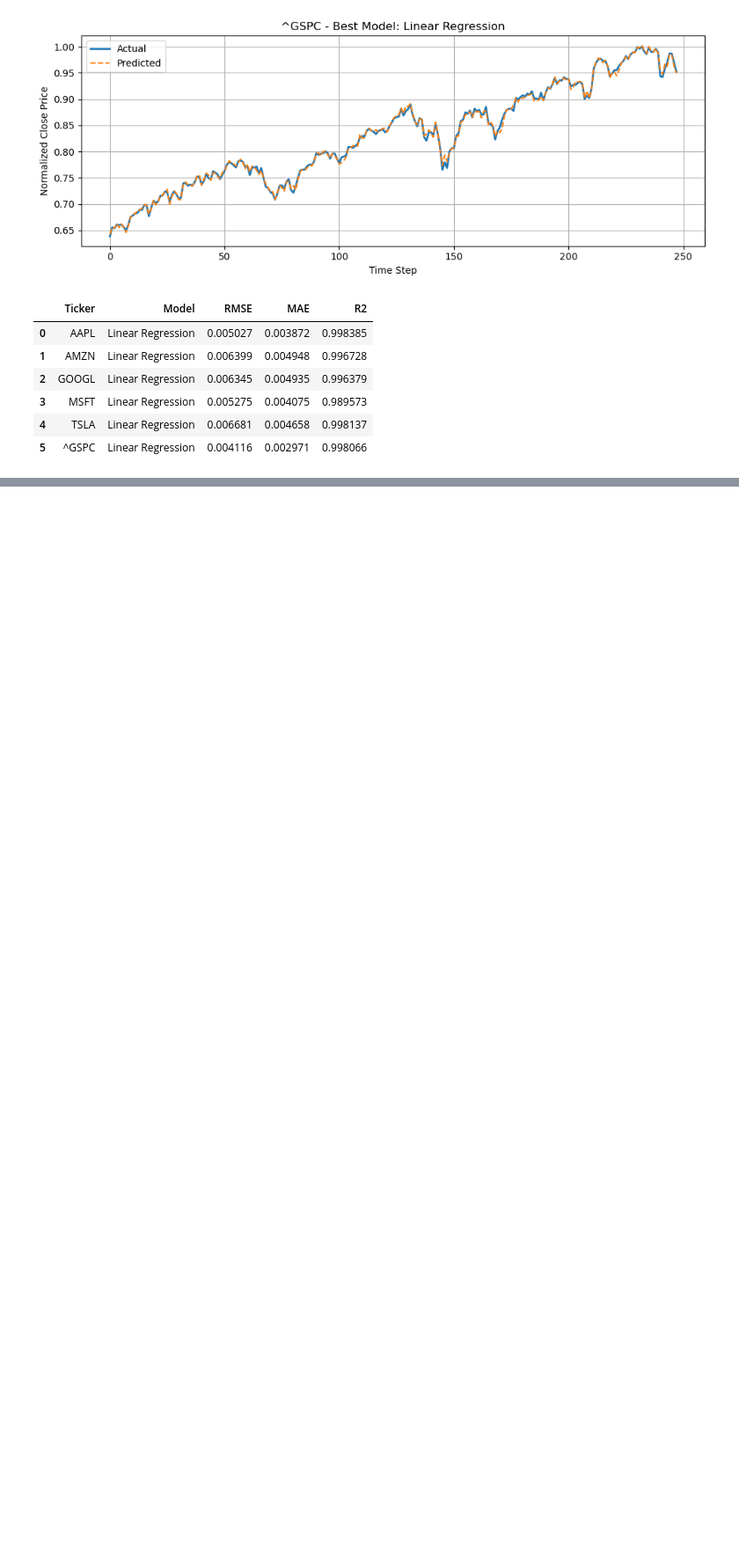
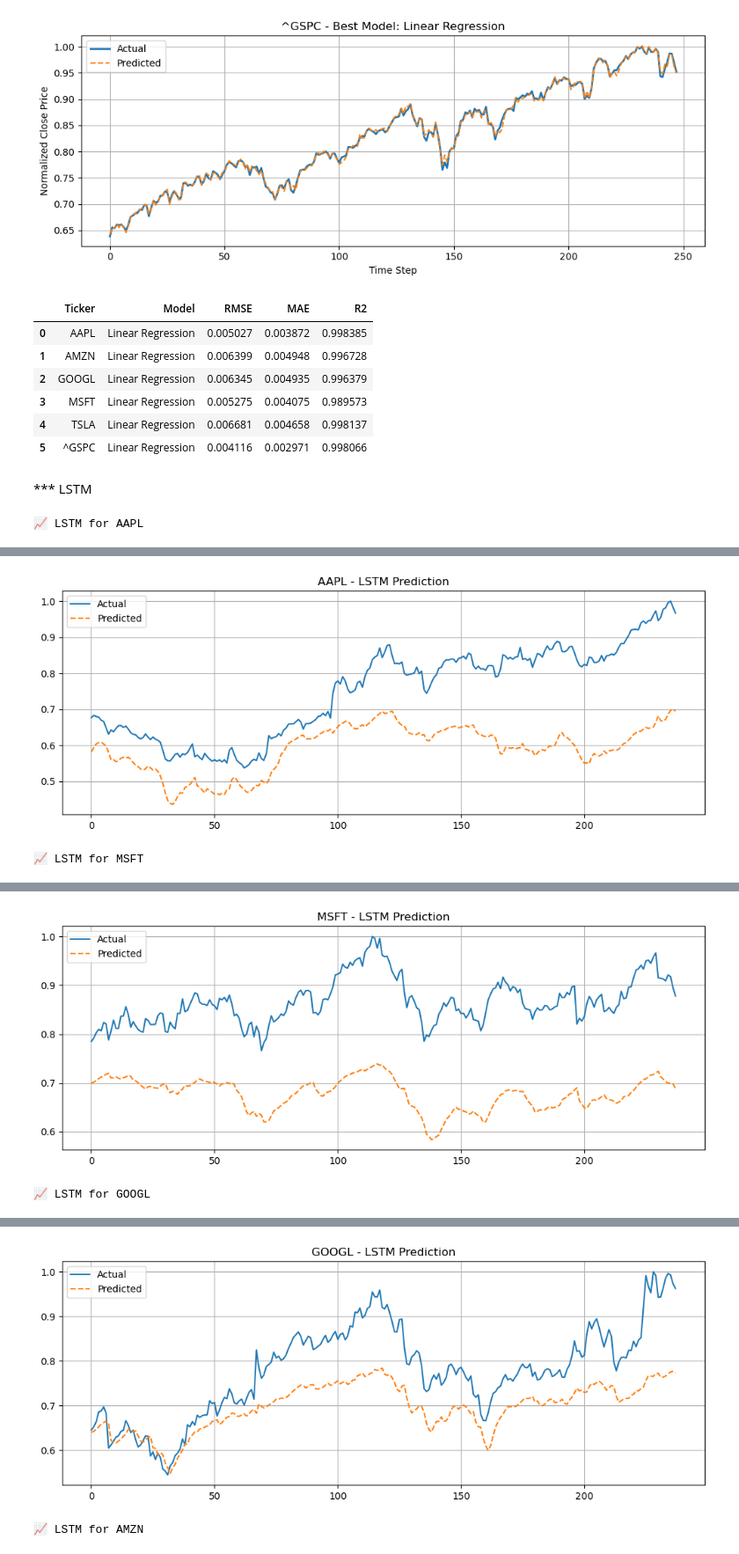
Before and after one commit to Hyunsoo311/stock-price-prediction, a Jupyter notebook: prediction.ipynb, the cells around one changed output, grey strips where cells are left out. Shown at 88% size. Cells and saved outputs as stored; diff of their text form; code cells hidden in the pictures; blank space fills up the shorter version.

Commit message:
LSTM

```diff
--- a/prediction.ipynb
+++ b/prediction.ipynb
@@ -281,3 +281,70 @@ display(best_models_df)
 | 3 | MSFT | Linear Regression | 0.005275 | 0.004075 | 0.989573 |
 | 4 | TSLA | Linear Regression | 0.006681 | 0.004658 | 0.998137 |
 | 5 | ^GSPC | Linear Regression | 0.004116 | 0.002971 | 0.998066 |
+# %% [markdown]
+*** LSTM
+# %%
+import numpy as np
+from tensorflow.keras.models import Sequential
+from tensorflow.keras.layers import LSTM, Dense, Dropout
+from sklearn.metrics import mean_squared_error, mean_absolute_error, r2_score
+
+def create_lstm_dataset(data, sequence_length=50):
+    X, y = [], []
+    for i in range(sequence_length, len(data)):
+        X.append(data[i-sequence_length:i])
+        y.append(data[i, 3])  # 'Close' index
+    return np.array(X), np.array(y)
+
+# feature columns for LSTM
+lstm_features = ['Open', 'High', 'Low', 'Close', 'Volume', 'MA_20', 'RSI']
+sequence_length = 50
+
+for ticker in tickers:
+    print(f"\n📈 LSTM for {ticker}")
+    try:
+        df = preprocessed_data[ticker].copy()
+        data = df[lstm_features].values
+
+        # MinMax normalization (already implemented)
+        X, y = create_lstm_dataset(data, sequence_length)
+
+        # reshape to [samples, time steps, features]
+        X_train, X_test = X[:int(0.8 * len(X))], X[int(0.8 * len(X)):]
+        y_train, y_test = y[:int(0.8 * len(y))], y[int(0.8 * len(y)):]
+
+        # define models
+        model = Sequential([
+            LSTM(64, return_sequences=True, input_shape=(X.shape[1], X.shape[2])),
+            Dropout(0.2),
+            LSTM(32),
+            Dropout(0.2),
+            Dense(1)
+        ])
+
+        model.compile(optimizer='adam', loss='mse')
+        history = model.fit(X_train, y_train, epochs=30, batch_size=32, validation_split=0.1, verbose=0)
+
+        y_pred = model.predict(X_test).flatten()
+
+        # evaluate performance
+        rmse = np.sqrt(mean_squared_error(y_test, y_pred))
+        mae = mean_absolute_error(y_test, y_pred)
+        r2 = r2_score(y_test, y_pred)
+
+        print(f"✅ LSTM - RMSE: {rmse:.4f}, MAE: {mae:.4f}, R2: {r2:.4f}")
+
+        # visualization
+        plt.figure(figsize=(10, 4))
+        plt.plot(y_test, label='Actual')
+        plt.plot(y_pred, label='Predicted', linestyle='--')
+        plt.title(f"{ticker} - LSTM Prediction")
+        plt.legend()
+        plt.grid(True)
+        plt.tight_layout()
+        plt.show()
+
+    except Exception as e:
+        print(f"❌ Error in LSTM for {ticker}: {e}")
+# %% [output]
+📈 LSTM for AAPL
@@ -283,0 +353,2 @@ display(best_models_df)
+[figure, added]
+📈 LSTM for MSFT
@@ -283,0 +357,2 @@ display(best_models_df)
+[figure, added]
+📈 LSTM for GOOGL
@@ -283,0 +362,2 @@ display(best_models_df)
+[figure, added]
+📈 LSTM for AMZN
```
Also changed, not shown: parts of 1 cell of this notebook, 12 other files.
